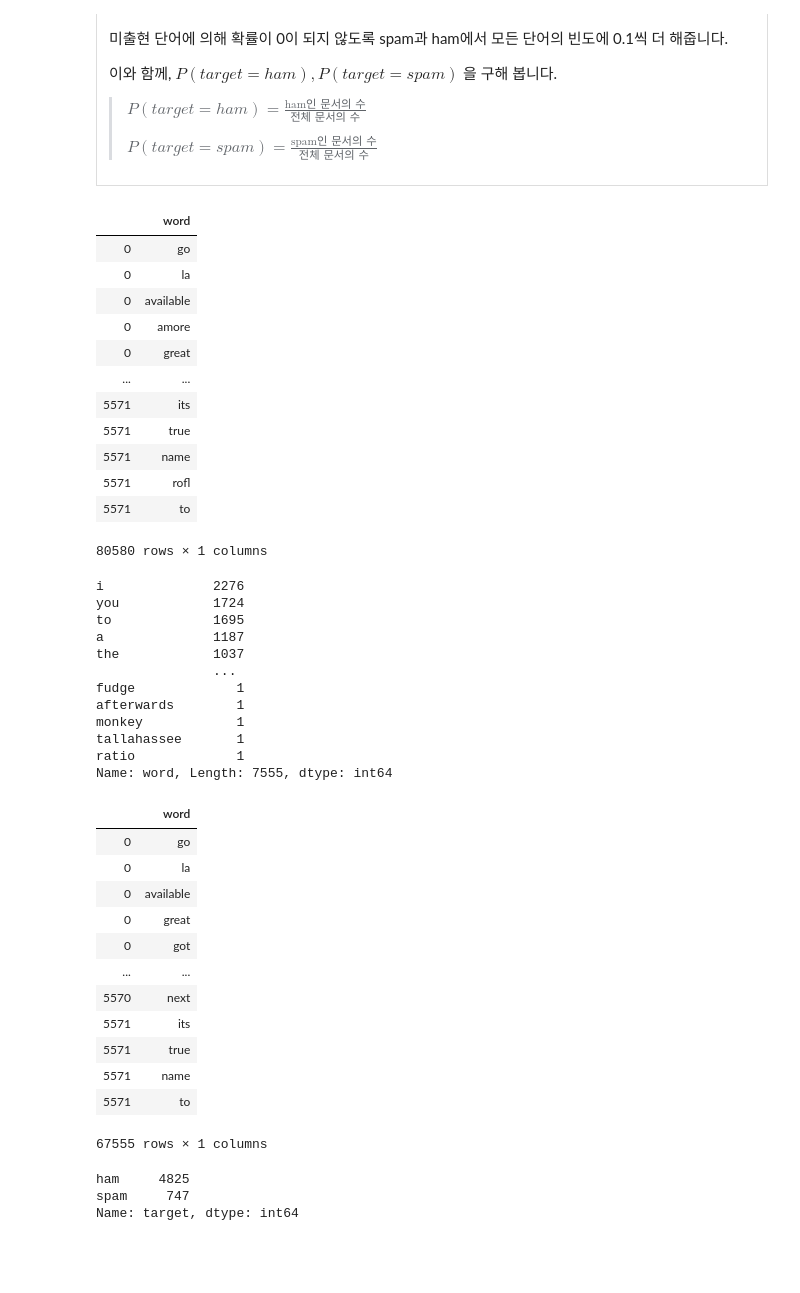
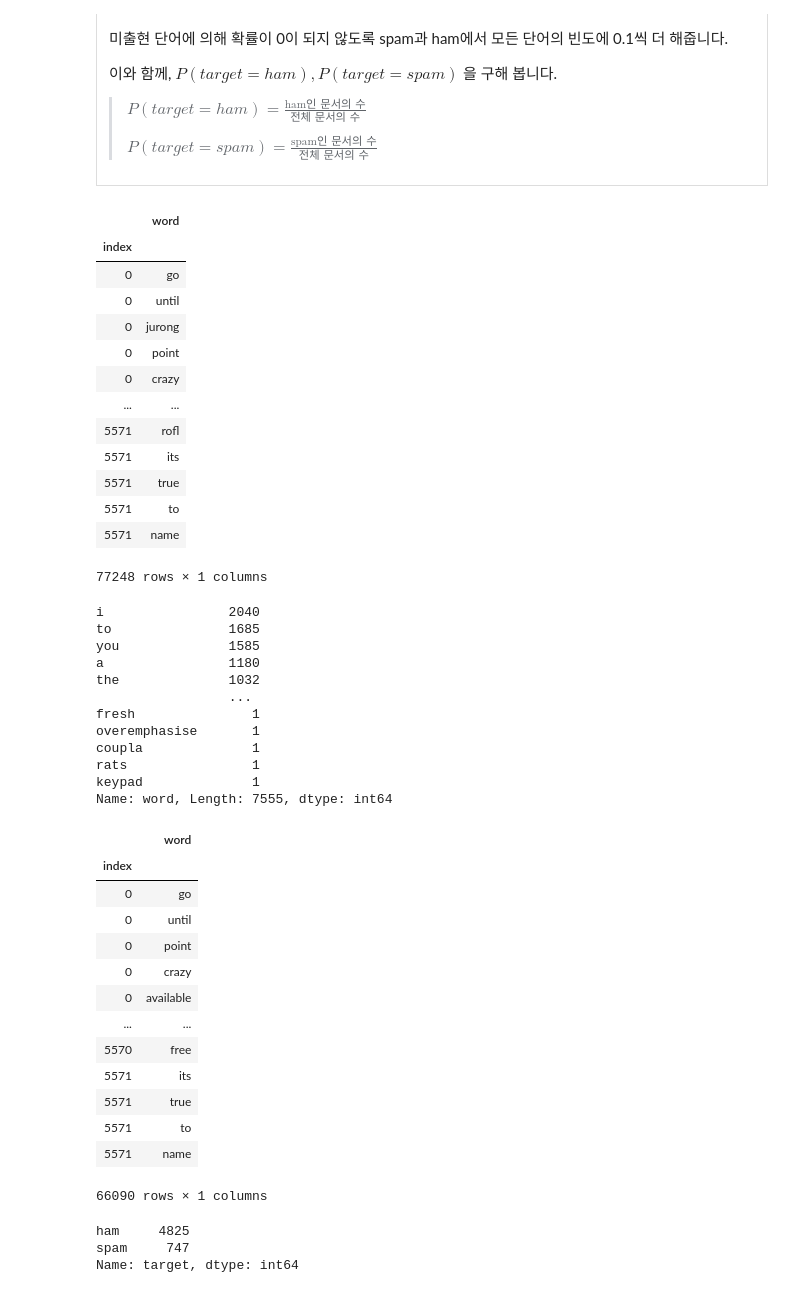
Before and after one commit to sunkusun9/DS_Lv3_elearning, a Jupyter notebook: 4-3. 나이브 베이즈, K최근접 이웃.ipynb, the cells around one changed output. Drawn from its saved outputs; the diff is of its cells as text; code cells hidden in the pictures; blank space fills up the shorter version.

```diff
--- a/4-3. 나이브 베이즈, K최근접 이웃.ipynb
+++ b/4-3. 나이브 베이즈, K최근접 이웃.ipynb
@@ -120,48 +120,49 @@ $P(w_i\text{ 등장}|target=ham), P(w_i\text{ 등장}|target=spam)$을 구합니
 # %%
 # message Series를
 # 1. str.lower(): 소문자로 바꿉니다.
-# 2. str.split(' '): 공백으로 나눕니다. (list)
-# 3. 동일한 단어가 나오면 제외합니다.
-# 4. explode(): list의 내용들을 풀어서 하나의 Series로 전개합니다.
-# 5. str.strip(): 앞뒤 공백을 제외합니다.
-# 6. str.extract('(?P<word>[a-zA-Z]+)'): 알파벳으로 구성된 단어만 남깁니다.
+# 2. 동일한 단어가 나오면 제외합니다.
+# 3. explode(): list의 내용들을 풀어서 하나의 Series로 전개합니다.
+# 4. str.strip(): 앞뒤 공백을 제외합니다.
+# 5. str.extract('(?P<word>[a-zA-Z]+)'): 알파벳으로 구성된 단어만 남깁니다.
+# 6. 동일 SMS 내에서 중복된 단어들은 제외합니다.
 df_spam_words = df_spam['message'].str.lower()\
                             .str.split(' ')\
-                            .map(lambda x: list(set(x)))\
                             .explode()\
                             .str.strip()\
-                            .str.extract('(?P<word>[a-zA-Z]+)')
+                            .str.extract('(?P<word>[a-zA-Z]+)')\
+                            .reset_index().drop_duplicates().set_index('index')
 df_spam_words
 # %% [output]
 |  | word |
+| index |  |
 | 0 | go |
-| 0 | la |
-| 0 | available |
-| 0 | amore |
-| 0 | great |
+| 0 | until |
+| 0 | jurong |
+| 0 | point |
+| 0 | crazy |
 | ... | ... |
+| 5571 | rofl |
 | 5571 | its |
 | 5571 | true |
+| 5571 | to |
 | 5571 | name |
-| 5571 | rofl |
-| 5571 | to |
-80580 rows × 1 columns
+77248 rows × 1 columns
 # %%
 # 단어 빈도를 구합니다.
 df_word_cnt = df_spam_words['word'].value_counts()
 df_word_cnt
 # %% [output]
-i              2276
-you            1724
-to             1695
-a              1187
-the            1037
-               ...
-fudge             1
-afterwards        1
-monkey            1
-tallahassee       1
-ratio             1
+i                2040
+to               1685
+you              1585
+a                1180
+the              1032
+                 ...
+fresh               1
+overemphasise       1
+coupla              1
+rats                1
+keypad              1
 Name: word, Length: 7555, dtype: int64
 # %%
 # 출현 빈도가 5개 이상인 단어만 선택합니다.
@@ -169,18 +170,19 @@ df_spam_words = df_spam_words.loc[df_spam_words['word'].isin(df_word_cnt.loc[df_
 df_spam_words
 # %% [output]
 |  | word |
+| index |  |
 | 0 | go |
-| 0 | la |
+| 0 | until |
+| 0 | point |
+| 0 | crazy |
 | 0 | available |
-| 0 | great |
-| 0 | got |
 | ... | ... |
-| 5570 | next |
+| 5570 | free |
 | 5571 | its |
 | 5571 | true |
+| 5571 | to |
 | 5571 | name |
-| 5571 | to |
-67555 rows × 1 columns
+66090 rows × 1 columns
 # %%
 # 대상 변수의 빈도수를 구합니다.
 df_target_cnt = df_spam['target'].value_counts()
```
Also changed, not shown: parts of 3 cells of this notebook.
